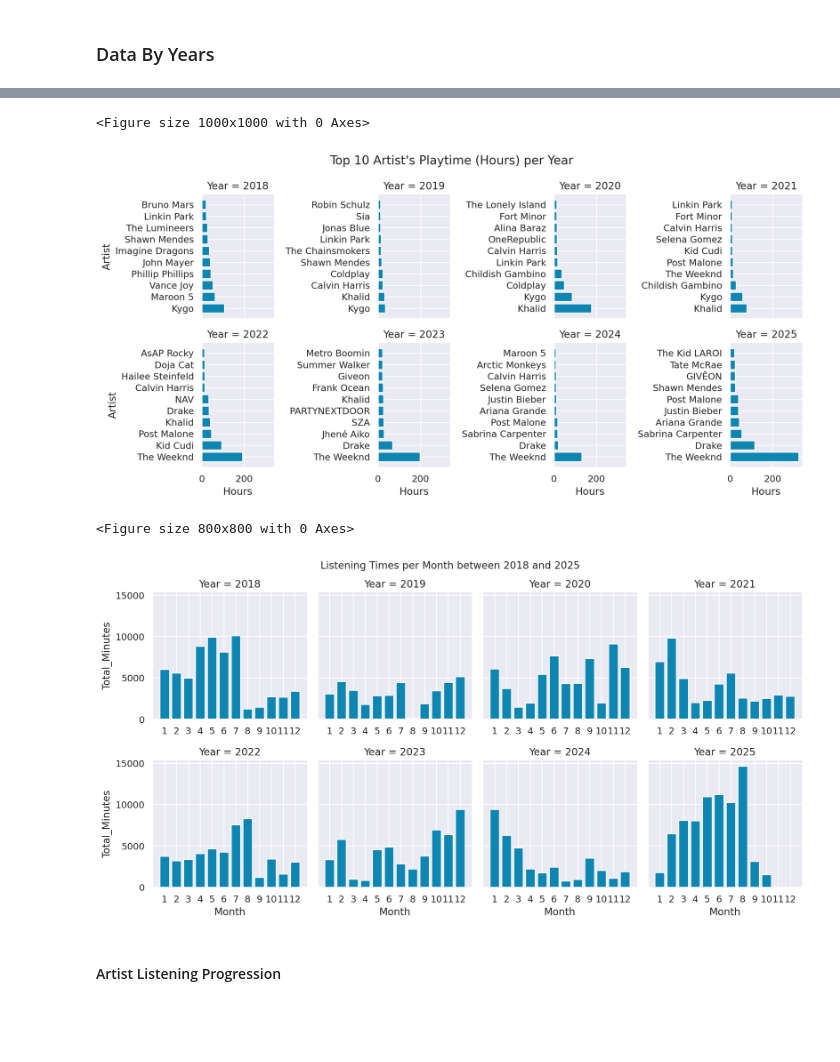
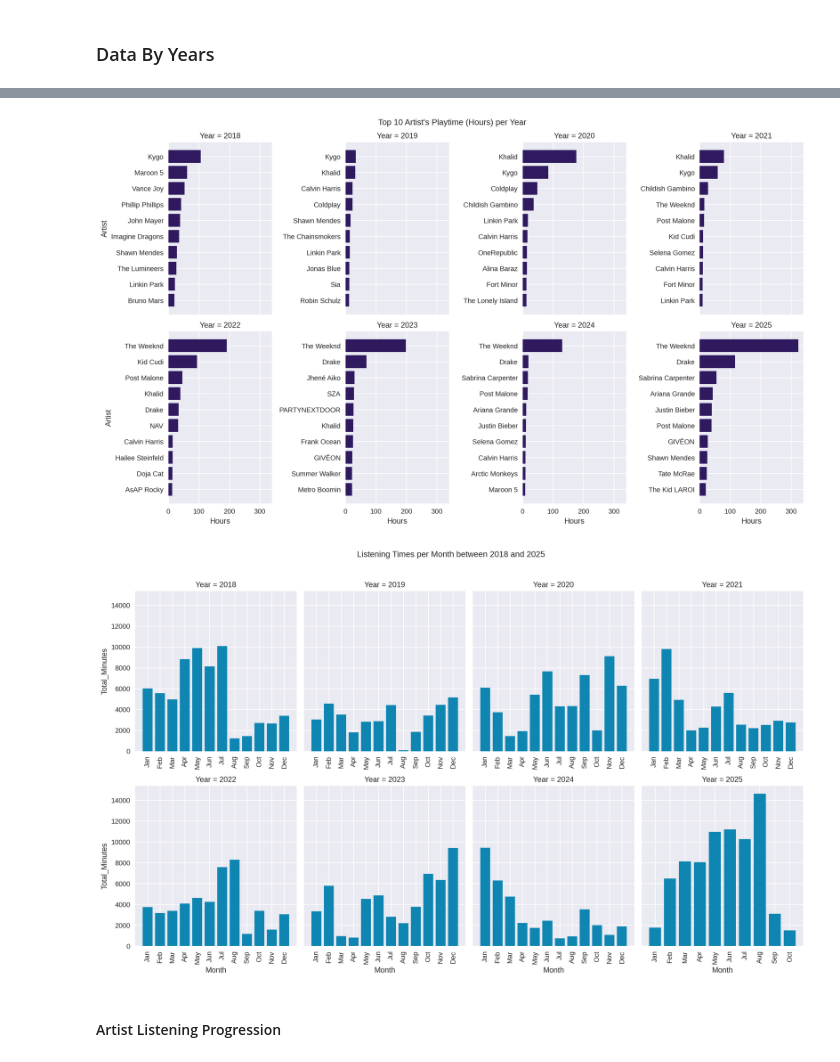
Before and after one commit to OP-9/Spotify_Personal_Stats_Visualization, a Jupyter notebook: Spotify_personal_stats_visualization copy.ipynb, the cells around one changed output, grey strips where cells are left out. Saved outputs shown, nothing was run; the diff lists cells and outputs as text; code cells hidden in the pictures; blank space fills up the shorter version.

```diff
--- a/Spotify_personal_stats_visualization copy.ipynb
+++ b/Spotify_personal_stats_visualization copy.ipynb
@@ -676,18 +749,4 @@ def top5_month(month, year):
 # %% [markdown]
 ## Data Visualization
-# %%
-sns.set_theme()
 # %% [markdown]
 ### Data By Artists
-# %%
-#Plotting the distribution of artists with a playtime less than 30 minutes
-
-print("The top 5 artists with Playtime < 30 minutes:")
-print()
-print(artist_tracker_removed[0:5])
-print()
-
-sns.displot(artist_tracker_removed, x='Minutes', color='#0f86b2')
-plt.title(f"No. of Artists w/ Listening Times less than {30} Minutes")
-sns.set_style('darkgrid')
-plt.show()
@@ -734,8 +789,9 @@ print()
 print(artist_tracker[artist_tracker["Minutes"] <= 1000][0:5])
 print()
 
-sns.displot(artist_tracker[artist_tracker["Minutes"] <= 1000 ], x='Minutes', color='#0f86b2')
-sns.set_theme(style="darkgrid")
+fig, ax = plt.subplots(1, 1, figsize=(12,6))
+
+sns.histplot(artist_tracker[artist_tracker["Minutes"] <= 1000 ], x='Minutes', color='#C3423F', ax=ax)
 plt.title(f"No. of Artists w/ Playtimes less than or equal to {1000} Minutes")
 plt.show()
 # %% [output]
@@ -755,8 +811,9 @@ print()
 print(artist_tracker[artist_tracker["Minutes"] > 1000][0:5])
 print()
 
-sns.displot(artist_tracker[artist_tracker["Minutes"] > 1000], x='Minutes', color='#0f86b2')
-sns.set_theme(style="darkgrid")
+fig, ax = plt.subplots(1, 1, figsize=(12,6))
+
+sns.histplot(artist_tracker[artist_tracker["Minutes"] > 1000], x='Minutes', color='#BA3D3B', ax=ax)
 plt.title(f"No. of Artists w/ Playtimes greater than {1000} Minutes")
 plt.show()
 # %% [output]
@@ -797,33 +860,32 @@ top_10(artist_2025)
 # %%
 #Plotting my top 10 artists (according to the minutes played) for every year since 2018
 
 a = sns.FacetGrid(data=top_10_all,col="Year",
-                  sharey=False, sharex=True, col_wrap=4) #Kept the x axis common to allow for a better comparision among the years
+                  sharey=False, sharex=True, col_wrap=4, height=4.25, aspect=0.85) #Kept the x axis common to allow for a better comparision among the years
 
-plt.figure(figsize=(10,10))
-sns.set_style('darkgrid')
-a.map(plt.barh, 'Artist', 'Hours',color='#0f86b2')
+a.map(plt.barh, 'Artist', 'Hours',color='#2F195F')
+
+for ax in a.axes:
+    ax.invert_yaxis()
+
 a.set_axis_labels(x_var='Hours', y_var='Artist')
 a.fig.suptitle("Top 10 Artist's Playtime (Hours) per Year")
 plt.tight_layout()
 plt.show()
 # %% [output]
-<Figure size 1000x1000 with 0 Axes>
-[figure, old version]
+[figure, new version]
 # %%
 #Plotting my total music playtime in minutes per month for every year since 2018
 
-plt.figure(figsize=(8,8))
-
-b = sns.FacetGrid(playtime_by_month, col='Year', col_wrap=4, sharex=False, sharey=True)
+b = sns.FacetGrid(playtime_by_month, col='Year', col_wrap=4, sharex=False, sharey=True, height=4.25, aspect=0.85)
 b.map(plt.bar, 'Month', 'Total_Minutes', color='#0f86b2')
-b.set(xlim=(0, 13), xticks=[1, 2, 3, 4, 5, 6, 7, 8, 9, 10, 11, 12])
+b.set_xticklabels(rotation=90)
 b.fig.suptitle("Listening Times per Month between {} and {} ".format(playtime_by_month["Year"].min(),
                                   playtime_by_month["Year"].max()), y=1.02, size=12)
 
+plt.tight_layout()
 plt.show()
 # %% [output]
-<Figure size 800x800 with 0 Axes>
-[figure, old version]
+[figure, new version]
 # %% [markdown]
 #### Artist Listening Progression
```
Also changed, not shown: parts of 137 cells of this notebook.
